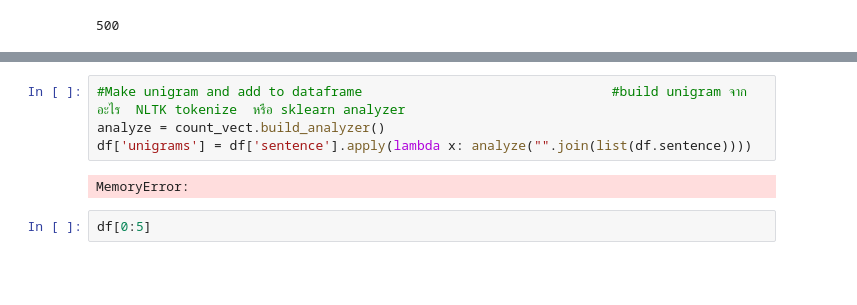
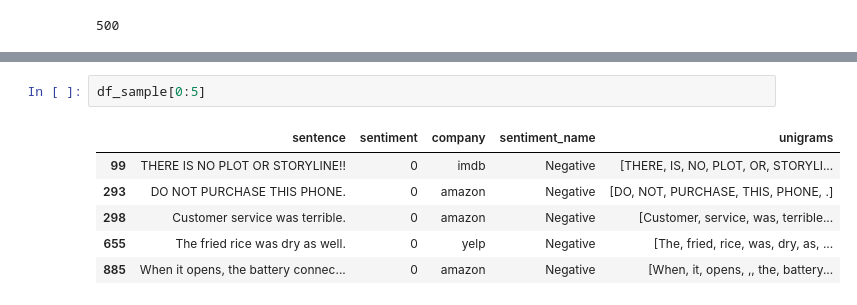
Before and after one commit to 109065431/DM2020-Lab1-Homework1, a Jupyter notebook: DM2020-Lab1-Homework.ipynb, the cells around one changed output, grey strips where cells are left out. Drawn from its saved outputs; the diff is of its cells as text; blank space fills up the shorter version.

```diff
--- a/DM2020-Lab1-Homework.ipynb
+++ b/DM2020-Lab1-Homework.ipynb
@@ -315,8 +245,9 @@ count_vect.get_feature_names()[0:10]
-# %%
-#Make unigram and add to dataframe                                #build unigram จากอะไร  NLTK tokenize  หรือ sklearn analyzer
-analyze = count_vect.build_analyzer()
-df['unigrams'] = df['sentence'].apply(lambda x: analyze("".join(list(df.sentence))))
-# %% [output]
-MemoryError:
 # %%
-df[0:5]
+df_sample[0:5]
+# %% [output]
+|  | sentence | sentiment | company | sentiment_name | unigrams |
+| 99 | THERE IS NO PLOT OR STORYLINE!! | 0 | imdb | Negative | [THERE, IS, NO, PLOT, OR, STORYLI... |
+| 293 | DO NOT PURCHASE THIS PHONE. | 0 | amazon | Negative | [DO, NOT, PURCHASE, THIS, PHONE, .] |
+| 298 | Customer service was terrible. | 0 | amazon | Negative | [Customer, service, was, terrible... |
+| 655 | The fried rice was dry as well. | 0 | yelp | Negative | [The, fried, rice, was, dry, as, ... |
+| 885 | When it opens, the battery connec... | 0 | amazon | Negative | [When, it, opens, ,, the, battery... |
```
Also changed, not shown: parts of 43 cells of this notebook.
